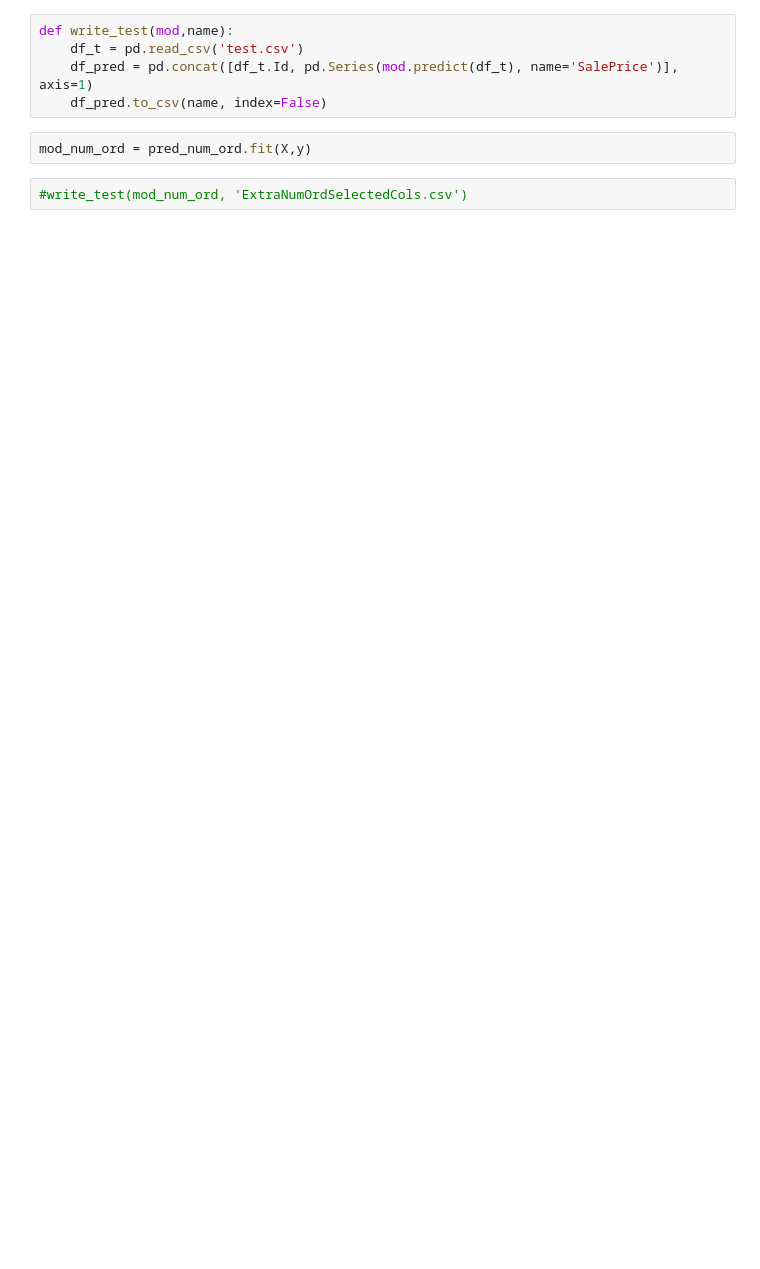
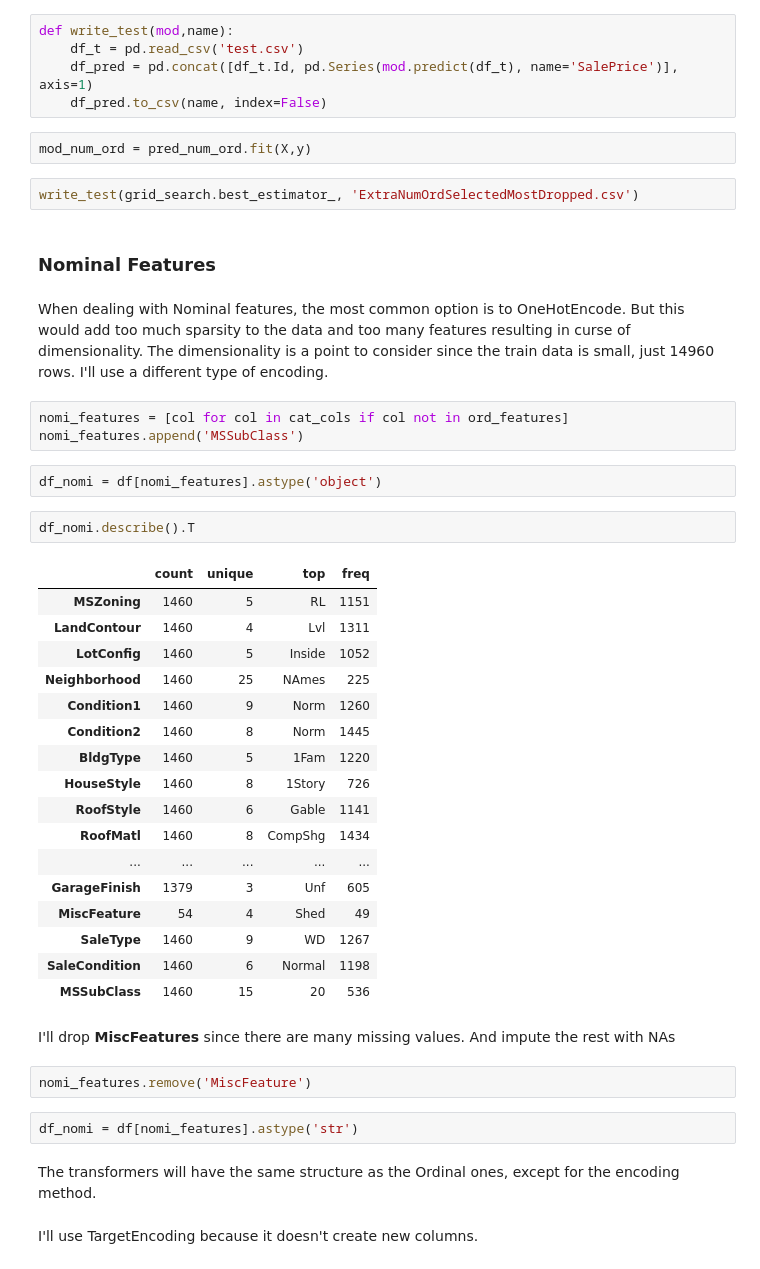
Before and after one commit to vitormarquesr/House_Prices_AdvRegression, a Jupyter notebook: House_Prices_Prediction.ipynb, the cells around one changed output. Drawn from its saved outputs; the diff is of its cells as text; blank space fills up the shorter version.

Commit message:
Finish constructors for Nominal features

```diff
--- a/House_Prices_Prediction.ipynb
+++ b/House_Prices_Prediction.ipynb
@@ -592,4 +594,43 @@ def write_test(mod,name):
 # %%
 mod_num_ord = pred_num_ord.fit(X,y)
 # %%
-#write_test(mod_num_ord, 'ExtraNumOrdSelectedCols.csv')
+write_test(grid_search.best_estimator_, 'ExtraNumOrdSelectedMostDropped.csv')
+# %% [markdown]
+### Nominal Features
+# %% [markdown]
+When dealing with Nominal features, the most common option is to OneHotEncode. But this would add too much sparsity to the data and too many features resulting in curse of dimensionality. The dimensionality is a point to consider since the train data is small, just 14960 rows. I'll use a different type of encoding.
+# %%
+nomi_features = [col for col in cat_cols if col not in ord_features]
+nomi_features.append('MSSubClass')
+# %%
+df_nomi = df[nomi_features].astype('object')
+# %%
+df_nomi.describe().T
+# %% [output]
+|  | count | unique | top | freq |
+| MSZoning | 1460 | 5 | RL | 1151 |
+| LandContour | 1460 | 4 | Lvl | 1311 |
+| LotConfig | 1460 | 5 | Inside | 1052 |
+| Neighborhood | 1460 | 25 | NAmes | 225 |
+| Condition1 | 1460 | 9 | Norm | 1260 |
+| Condition2 | 1460 | 8 | Norm | 1445 |
+| BldgType | 1460 | 5 | 1Fam | 1220 |
+| HouseStyle | 1460 | 8 | 1Story | 726 |
+| RoofStyle | 1460 | 6 | Gable | 1141 |
+| RoofMatl | 1460 | 8 | CompShg | 1434 |
+| ... | ... | ... | ... | ... |
+| GarageFinish | 1379 | 3 | Unf | 605 |
+| MiscFeature | 54 | 4 | Shed | 49 |
+| SaleType | 1460 | 9 | WD | 1267 |
+| SaleCondition | 1460 | 6 | Normal | 1198 |
+| MSSubClass | 1460 | 15 | 20 | 536 |
+# %% [markdown]
+I'll drop **MiscFeatures** since there are many missing values. And impute the rest with NAs
+# %%
+nomi_features.remove('MiscFeature')
+# %%
+df_nomi = df[nomi_features].astype('str')
+# %% [markdown]
+The transformers will have the same structure as the Ordinal ones, except for the encoding method.
+# %% [markdown]
+I'll use TargetEncoding because it doesn't create new columns.
```
Also changed, not shown: parts of 19 cells of this notebook.
